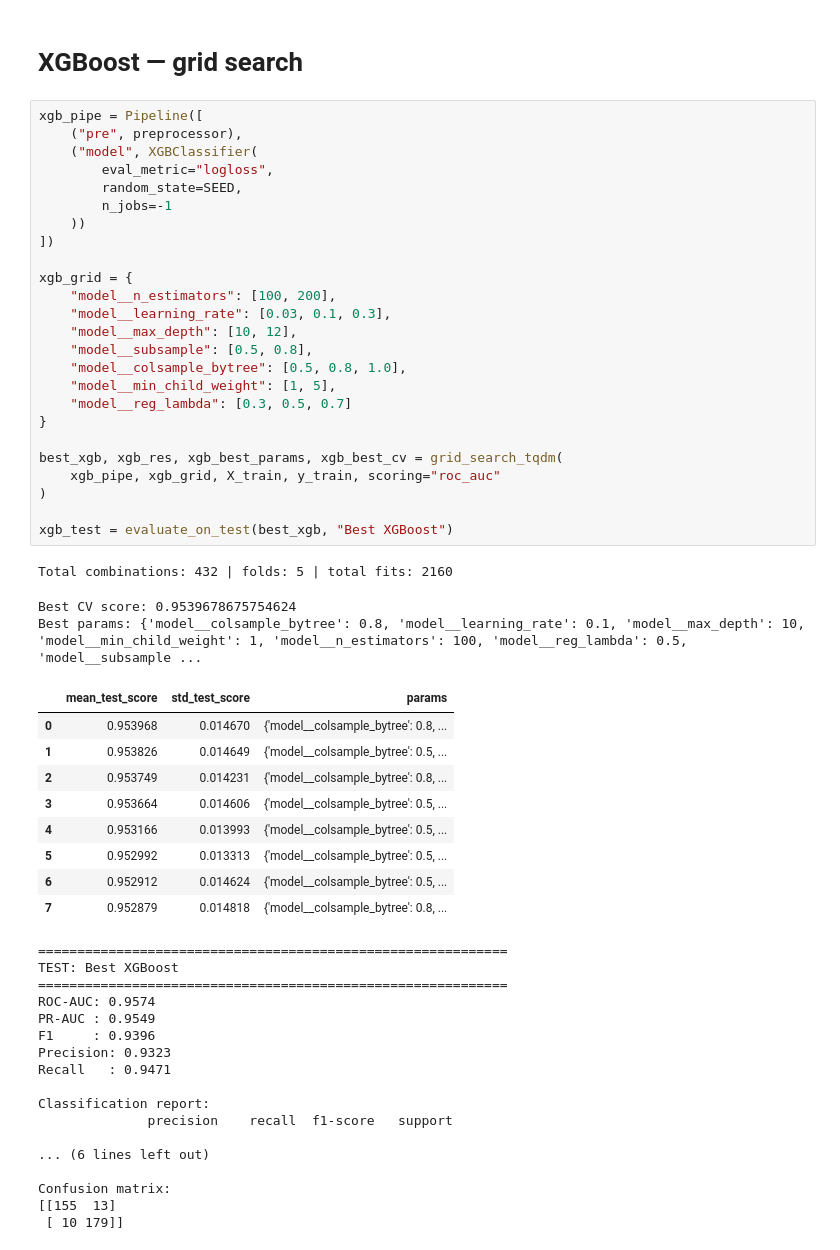
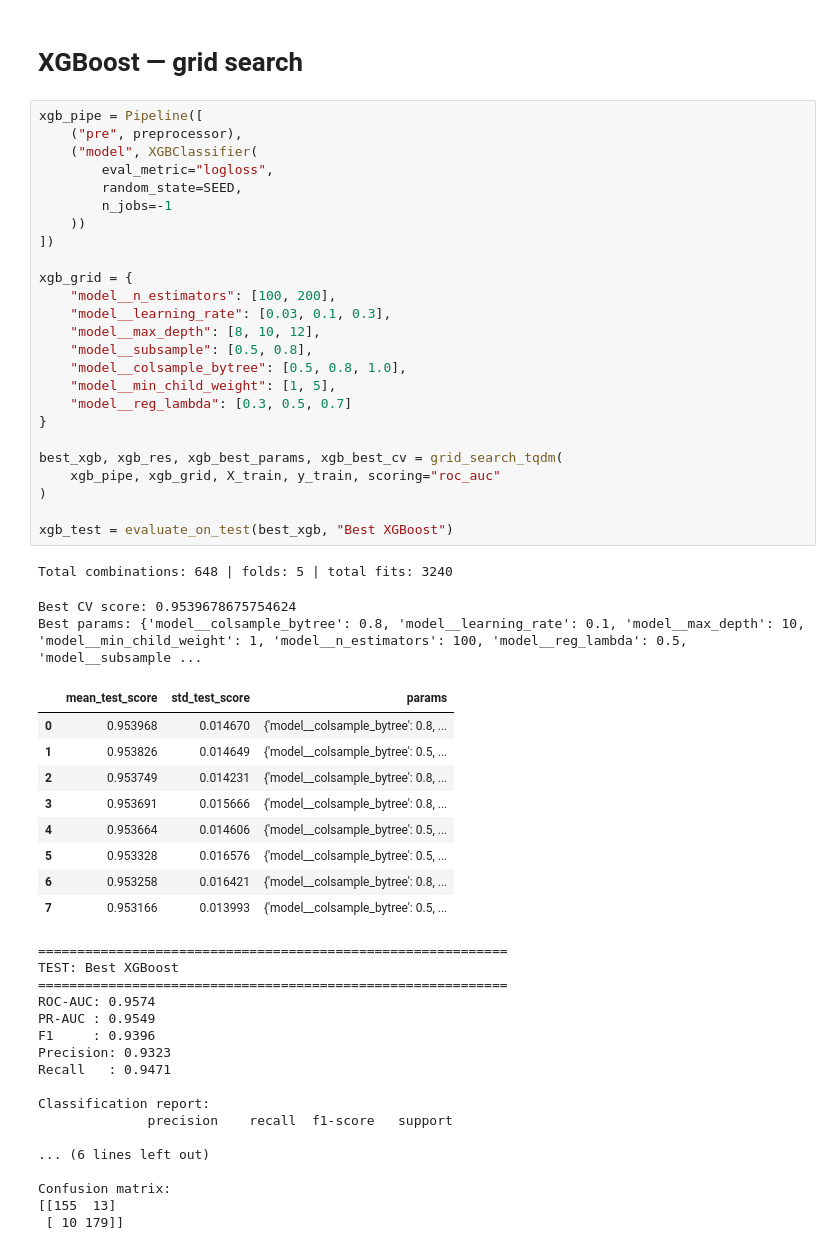
Before and after one commit to DimaFendrikov/Heart-Disease-Prediction, a Jupyter notebook: project_heart_disease.ipynb, the cells around one changed output. Cells and saved outputs as stored; diff of their text form.

```diff
--- a/project_heart_disease.ipynb
+++ b/project_heart_disease.ipynb
@@ -761,40 +798,40 @@ Confusion matrix:
 xgb_pipe = Pipeline([
     ("pre", preprocessor),
     ("model", XGBClassifier(
         eval_metric="logloss",
         random_state=SEED,
         n_jobs=-1
     ))
 ])
 
 xgb_grid = {
     "model__n_estimators": [100, 200],
     "model__learning_rate": [0.03, 0.1, 0.3],
-    "model__max_depth": [10, 12],
+    "model__max_depth": [8, 10, 12],
     "model__subsample": [0.5, 0.8],
     "model__colsample_bytree": [0.5, 0.8, 1.0],
     "model__min_child_weight": [1, 5],
     "model__reg_lambda": [0.3, 0.5, 0.7]
 }
 
 best_xgb, xgb_res, xgb_best_params, xgb_best_cv = grid_search_tqdm(
     xgb_pipe, xgb_grid, X_train, y_train, scoring="roc_auc"
 )
 
 xgb_test = evaluate_on_test(best_xgb, "Best XGBoost")
 # %% [output]
-Total combinations: 432 | folds: 5 | total fits: 2160
+Total combinations: 648 | folds: 5 | total fits: 3240
 Best CV score: 0.9539678675754624
 Best params: {'model__colsample_bytree': 0.8, 'model__learning_rate': 0.1, 'model__max_depth': 10, 'model__min_child_weight': 1, 'model__n_estimators': 100, 'model__reg_lambda': 0.5, 'model__subsample ...
 |  | mean_test_score | std_test_score | params |
 | 0 | 0.953968 | 0.014670 | {'model__colsample_bytree': 0.8, ... |
 | 1 | 0.953826 | 0.014649 | {'model__colsample_bytree': 0.5, ... |
 | 2 | 0.953749 | 0.014231 | {'model__colsample_bytree': 0.8, ... |
-| 3 | 0.953664 | 0.014606 | {'model__colsample_bytree': 0.5, ... |
-| 4 | 0.953166 | 0.013993 | {'model__colsample_bytree': 0.5, ... |
-| 5 | 0.952992 | 0.013313 | {'model__colsample_bytree': 0.5, ... |
-| 6 | 0.952912 | 0.014624 | {'model__colsample_bytree': 0.5, ... |
-| 7 | 0.952879 | 0.014818 | {'model__colsample_bytree': 0.8, ... |
+| 3 | 0.953691 | 0.015666 | {'model__colsample_bytree': 0.8, ... |
+| 4 | 0.953664 | 0.014606 | {'model__colsample_bytree': 0.5, ... |
+| 5 | 0.953328 | 0.016576 | {'model__colsample_bytree': 0.5, ... |
+| 6 | 0.953258 | 0.016421 | {'model__colsample_bytree': 0.8, ... |
+| 7 | 0.953166 | 0.013993 | {'model__colsample_bytree': 0.5, ... |
 ============================================================
 TEST: Best XGBoost
 ============================================================
```
Also changed, not shown: parts of 11 cells of this notebook, 1 other file.
